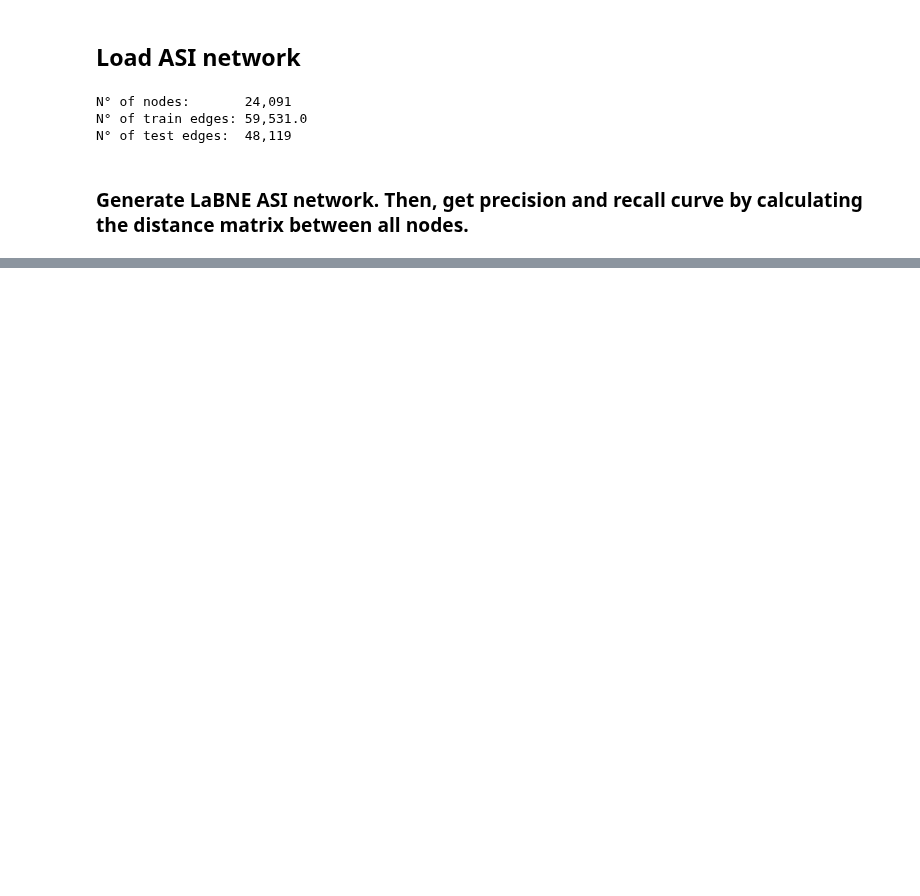
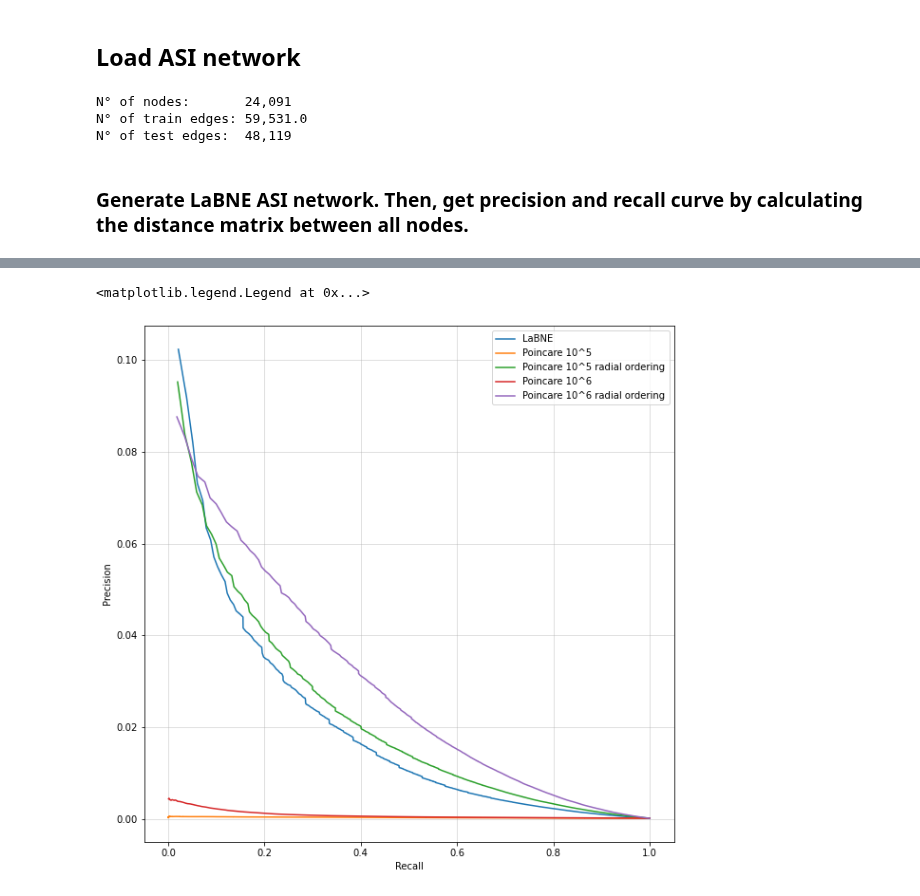
Before and after one commit to martinfama/LPGNN, a Jupyter notebook: ASI.ipynb, the cells around one changed output, grey strips where cells are left out. Drawn from its saved outputs; the diff is of its cells as text; code cells hidden in the pictures; blank space fills up the shorter version.

```diff
--- a/ASI.ipynb
+++ b/ASI.ipynb
@@ -48,4 +49,6 @@ N° of test edges:  48,119
 ### Generate LaBNE ASI network. Then, get precision and recall curve by calculating the distance matrix between all nodes.
 # %%
 ASI_LaBNE = LPGNN.labne.generateLaBNE(ASI, edge_index='edge_index', normalize_radius=False)
-ASI_R_LaBNE, ASI_P_LaBNE = LPGNN.LinkPrediction.precision_recall_score_file(ASI_LaBNE, position_name='LaBNE_node_polar_positions', filename='data/Distance_Lists/ASI_LaBNE', chunk_size=200000, skip_file_prep=True, step_size=10000)
+ASI_R_LaBNE, ASI_P_LaBNE = LPGNN.LinkPrediction.precision_recall_score_file(ASI_LaBNE, position_name='LaBNE_node_polar_positions', filename='data/Distance_Lists/ASI/ASI_LaBNE', chunk_size=200000, skip_file_prep=False, step_size=10000)
+os.remove('data/Distance_Lists/ASI/ASI_LaBNE')
+os.remove('data/Distance_Lists/ASI/ASI_LaBNE_sorted')
@@ -51,0 +65,5 @@ ASI_R_LaBNE, ASI_P_LaBNE = LPGNN.LinkPrediction.precision_recall_score_file(ASI_
+# %%
+r = ASI_LaBNE.LaBNE_node_polar_positions[:,0] / ASI_LaBNE.LaBNE_node_polar_positions[:,0].max() * 0.1
+theta = ASI_LaBNE.LaBNE_node_polar_positions[:,1]
+# set ASI_LaBNE.LaBNE_node_postions using r and theta
+init_pos = th.stack((r*th.cos(theta), r*th.sin(theta)), dim=1)
@@ -51,0 +72,10 @@ ASI_R_LaBNE, ASI_P_LaBNE = LPGNN.LinkPrediction.precision_recall_score_file(ASI_
+# %%
+ASI_Poincare = LPGNN.poincare_embedding.poincare_embedding(ASI, epochs=100000, init_pos=init_pos)
+ASI_R_Poincare, ASI_P_Poincare = LPGNN.LinkPrediction.precision_recall_score_file(ASI_Poincare, position_name='PoincareEmbedding_node_polar_positions', filename='data/Distance_Lists/ASI/ASI_Poincare', chunk_size=200000, skip_file_prep=False, step_size=10000)
+os.remove('data/Distance_Lists/ASI/ASI_Poincare')
+os.remove('data/Distance_Lists/ASI/ASI_Poincare_sorted')
+r = LPGNN.labne.radial_ordering(ASI_Poincare)
+ASI_Poincare.PoincareEmbedding_node_polar_positions[:,0] = r
+ASI_R_Poincare_radial_ordering, ASI_P_Poincare_radial_ordering = LPGNN.LinkPrediction.precision_recall_score_file(ASI_Poincare, position_name='PoincareEmbedding_node_polar_positions', filename='data/Distance_Lists/ASI/ASI_Poincare_radial_ordering', chunk_size=200000, skip_file_prep=False, step_size=10000)
+os.remove('data/Distance_Lists/ASI/ASI_Poincare_radial_ordering')
+os.remove('data/Distance_Lists/ASI/ASI_Poincare_radial_ordering_sorted')
@@ -51,0 +97,10 @@ ASI_R_LaBNE, ASI_P_LaBNE = LPGNN.LinkPrediction.precision_recall_score_file(ASI_
+# %%
+#ASI_Poincare = LPGNN.poincare_embedding.poincare_embedding(ASI, epochs=1000000, init_pos=init_pos)
+#ASI_R_Poincare_, ASI_P_Poincare_ = LPGNN.LinkPrediction.precision_recall_score_file(ASI_Poincare, position_name='PoincareEmbedding_node_polar_positions', filename='data/Distance_Lists/ASI/ASI_Poincare', chunk_size=200000, skip_file_prep=False, step_size=10000)
+os.remove('data/Distance_Lists/ASI/ASI_Poincare_1000000')
+os.remove('data/Distance_Lists/ASI/ASI_Poincare_1000000_sorted')
+r = LPGNN.labne.radial_ordering(ASI_Poincare)
+ASI_Poincare.PoincareEmbedding_node_polar_positions[:,0] = r
+ASI_R_Poincare_radial_ordering_, ASI_P_Poincare_radial_ordering_ = LPGNN.LinkPrediction.precision_recall_score_file(ASI_Poincare, position_name='PoincareEmbedding_node_polar_positions', filename='data/Distance_Lists/ASI/ASI_Poincare_radial_ordering', chunk_size=200000, skip_file_prep=False, step_size=10000)
+os.remove('data/Distance_Lists/ASI/ASI_Poincare_radial_ordering')
+os.remove('data/Distance_Lists/ASI/ASI_Poincare_radial_ordering_sorted')
@@ -51,0 +115,18 @@ ASI_R_LaBNE, ASI_P_LaBNE = LPGNN.LinkPrediction.precision_recall_score_file(ASI_
+# %%
+fig, ax = plt.subplots(1, 1, figsize=(10, 10))
+ax.set_xlabel('Recall')
+ax.set_ylabel('Precision')
+ax.grid(alpha=0.5)
+
+ax.plot(ASI_R_LaBNE, ASI_P_LaBNE, label='LaBNE')
+ax.plot(ASI_R_Poincare, ASI_P_Poincare, label='Poincare 10^5')
+ax.plot(ASI_R_Poincare_radial_ordering, ASI_P_Poincare_radial_ordering, label='Poincare 10^5 radial ordering')
+ax.plot(ASI_R_Poincare_, ASI_P_Poincare_, label='Poincare 10^6')
+ax.plot(ASI_R_Poincare_radial_ordering_, ASI_P_Poincare_radial_ordering_, label='Poincare 10^6 radial ordering')
+# ax.plot(ASI_R_Poincare_09, ASI_P_Poincare_09, label='ASI Poincare 09')
+
+ax.legend()
+#ax.set_ylim(-0.001, 0.012)
+# %% [output]
+<matplotlib.legend.Legend at 0x...>
+[figure, added]
```
Also changed, not shown: parts of 7 cells of this notebook, 2 other files.
